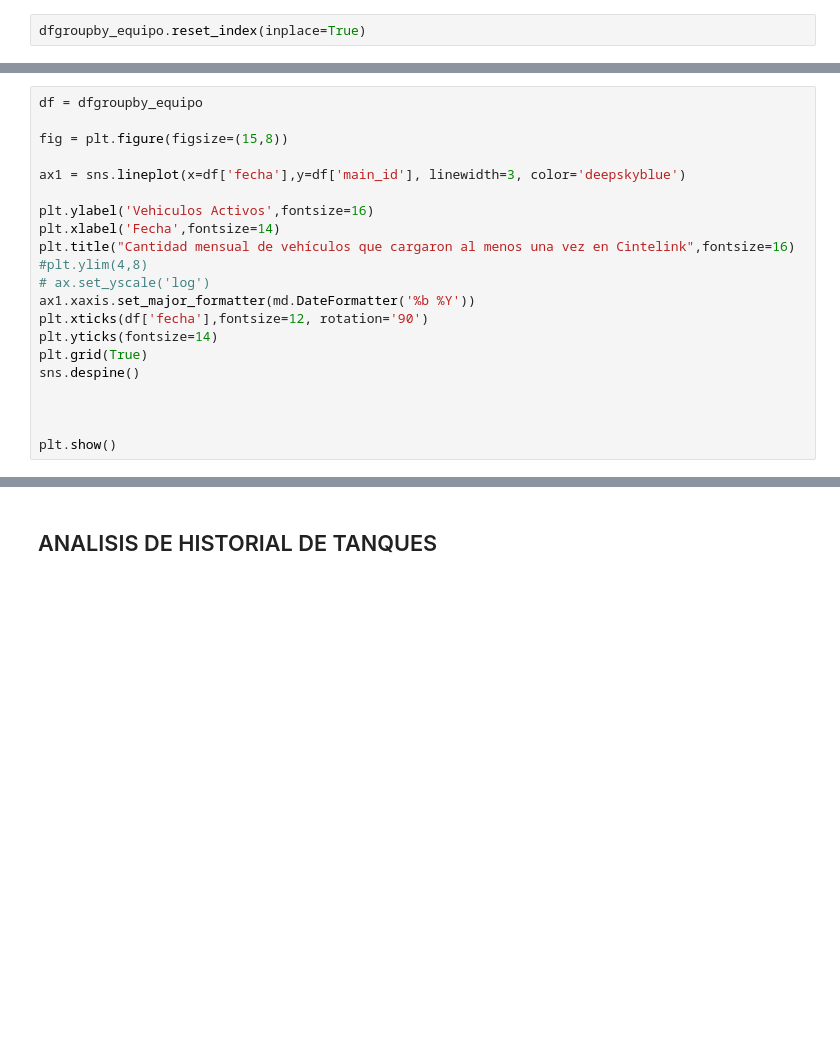
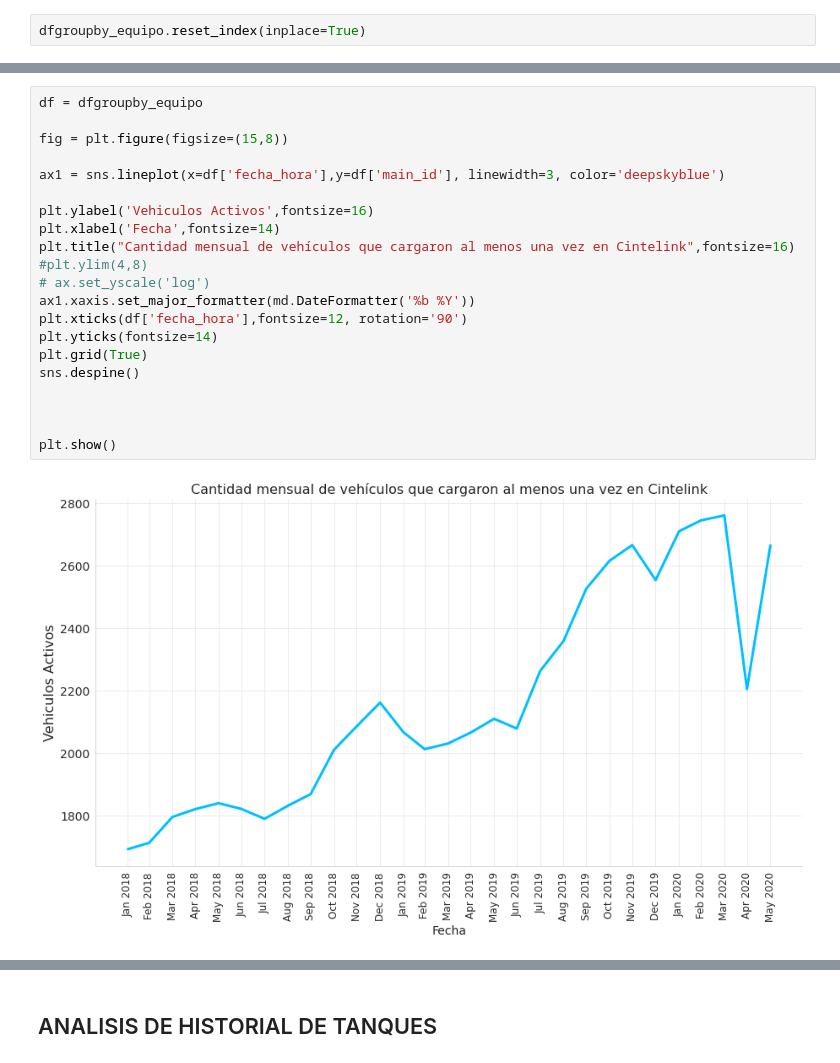
Before and after one commit to ninargue/MentoriaBiocombustible, a Jupyter notebook: AnalisisyCuracion_Parte-IV_Tendencies.ipynb, the cells around one changed output, grey strips where cells are left out. Drawn from its saved outputs; the diff is of its cells as text; blank space fills up the shorter version.

```diff
--- a/AnalisisyCuracion_Parte-IV_Tendencies.ipynb
+++ b/AnalisisyCuracion_Parte-IV_Tendencies.ipynb
@@ -113,24 +142,26 @@ dfgroupby_equipo
 # %%
 df = dfgroupby_equipo
 
 fig = plt.figure(figsize=(15,8))
 
-ax1 = sns.lineplot(x=df['fecha'],y=df['main_id'], linewidth=3, color='deepskyblue')
+ax1 = sns.lineplot(x=df['fecha_hora'],y=df['main_id'], linewidth=3, color='deepskyblue')
 
 plt.ylabel('Vehiculos Activos',fontsize=16)
 plt.xlabel('Fecha',fontsize=14)
 plt.title("Cantidad mensual de vehículos que cargaron al menos una vez en Cintelink",fontsize=16)
 #plt.ylim(4,8)
 # ax.set_yscale('log')
 ax1.xaxis.set_major_formatter(md.DateFormatter('%b %Y'))
-plt.xticks(df['fecha'],fontsize=12, rotation='90')
+plt.xticks(df['fecha_hora'],fontsize=12, rotation='90')
 plt.yticks(fontsize=14)
 plt.grid(True)
 sns.despine()
 
 
 
 plt.show()
+# %% [output]
+[figure, added]
 # %%
 fig = plt.figure(figsize=(15,8))
 
```
Also changed, not shown: parts of 12 cells of this notebook, 6 other files.
